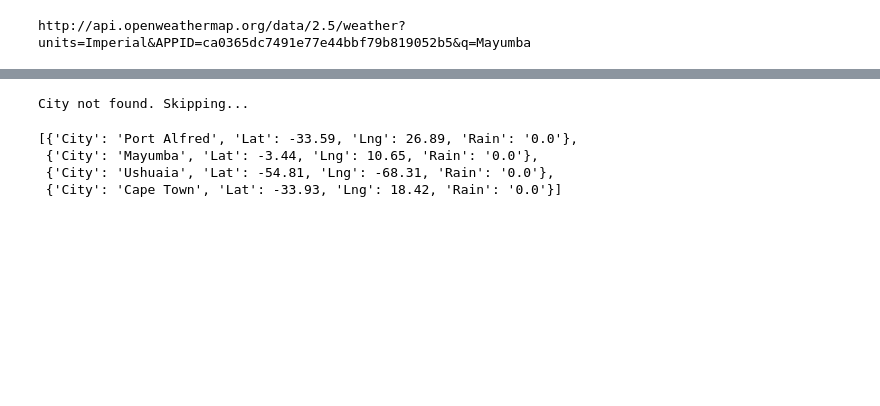
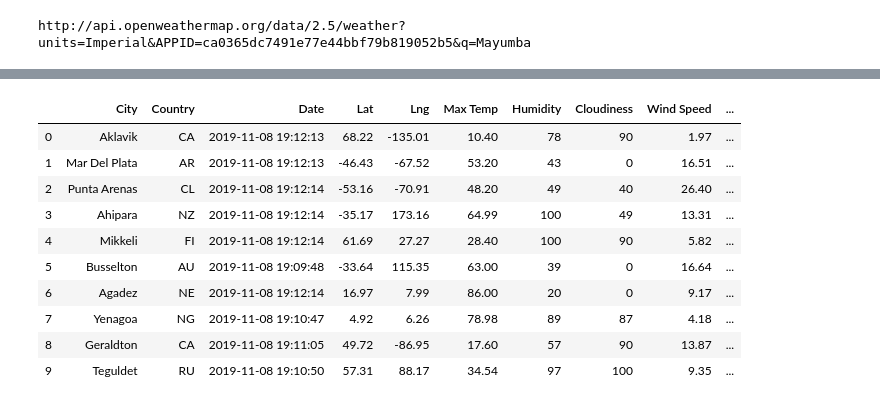
Before and after one commit to jennitian/jennifertian_world-weather-analysis, a Jupyter notebook: Weather_Database.ipynb, the cells around one changed output, grey strips where cells are left out. Saved outputs shown, nothing was run; the diff lists cells and outputs as text; code cells hidden in the pictures; blank space fills up the shorter version.

Commit message:
Challenge P1,2 complete

```diff
--- a/Weather_Database.ipynb
+++ b/Weather_Database.ipynb
@@ -99,30 +119,29 @@ City not found. Skipping...
-# %%
-url = "http://api.openweathermap.org/data/2.5/weather?units=Imperial&APPID=" + weather_api_key
-practice = cities[:5]
-city_data = []
-for city in practice:
-    query_url = url + "&q=" + city
-    try:
-        city_weather = requests.get(query_url).json()
-        city_lat = city_weather["coord"]["lat"]
-        city_lng = city_weather["coord"]["lon"]
-        try:
-            city_rain = city_weather["rain"]["1h"]
-        except:
-            city_rain = "0.0"
-        city_data.append({"City": city.title(),
-                          "Lat": city_lat,
-                          "Lng": city_lng,
-                          "Rain": city_rain})
-    except:
-        print("City not found. Skipping...")
-        pass
-
-
-city_data
-# %% [output]
-City not found. Skipping...
-[{'City': 'Port Alfred', 'Lat': -33.59, 'Lng': 26.89, 'Rain': '0.0'},
- {'City': 'Mayumba', 'Lat': -3.44, 'Lng': 10.65, 'Rain': '0.0'},
- {'City': 'Ushuaia', 'Lat': -54.81, 'Lng': -68.31, 'Rain': '0.0'},
- {'City': 'Cape Town', 'Lat': -33.93, 'Lng': 18.42, 'Rain': '0.0'}]
+# %%
+#make city dataframe
+city_data_df = pd.DataFrame(city_data)
+new_column_order = ["City", "Country", "Date", "Lat", "Lng", "Max Temp", "Humidity", "Cloudiness", "Wind Speed", "Current Description", "Rain inches (last 3 hrs)", "Snow inches (last 3 hrs)"]
+city_data_df = city_data_df[new_column_order]
+
+#changing rain and snow dtypes to float64
+city_data_df = city_data_df.astype({"Snow inches (last 3 hrs)": 'float'})
+city_data_df = city_data_df.astype({"Rain inches (last 3 hrs)": 'float'})
+city_data_df.dtypes
+
+#save
+file_to_save = "weather_data/weatherpy_challenge.csv"
+
+city_data_df.to_csv(file_to_save, index_label="City_ID")
+# %%
+city_data_df.head(10)
+# %% [output]
+|  | City | Country | Date | Lat | Lng | Max Temp | Humidity | Cloudiness | Wind Speed | ... |
+| 0 | Aklavik | CA | 2019-11-08 19:12:13 | 68.22 | -135.01 | 10.40 | 78 | 90 | 1.97 | ... |
+| 1 | Mar Del Plata | AR | 2019-11-08 19:12:13 | -46.43 | -67.52 | 53.20 | 43 | 0 | 16.51 | ... |
+| 2 | Punta Arenas | CL | 2019-11-08 19:12:14 | -53.16 | -70.91 | 48.20 | 49 | 40 | 26.40 | ... |
+| 3 | Ahipara | NZ | 2019-11-08 19:12:14 | -35.17 | 173.16 | 64.99 | 100 | 49 | 13.31 | ... |
+| 4 | Mikkeli | FI | 2019-11-08 19:12:14 | 61.69 | 27.27 | 28.40 | 100 | 90 | 5.82 | ... |
+| 5 | Busselton | AU | 2019-11-08 19:09:48 | -33.64 | 115.35 | 63.00 | 39 | 0 | 16.64 | ... |
+| 6 | Agadez | NE | 2019-11-08 19:12:14 | 16.97 | 7.99 | 86.00 | 20 | 0 | 9.17 | ... |
+| 7 | Yenagoa | NG | 2019-11-08 19:10:47 | 4.92 | 6.26 | 78.98 | 89 | 87 | 4.18 | ... |
+| 8 | Geraldton | CA | 2019-11-08 19:11:05 | 49.72 | -86.95 | 17.60 | 57 | 90 | 13.87 | ... |
+| 9 | Teguldet | RU | 2019-11-08 19:10:50 | 57.31 | 88.17 | 34.54 | 97 | 100 | 9.35 | ... |
```
Also changed, not shown: parts of 2 cells of this notebook, 5 other files.
